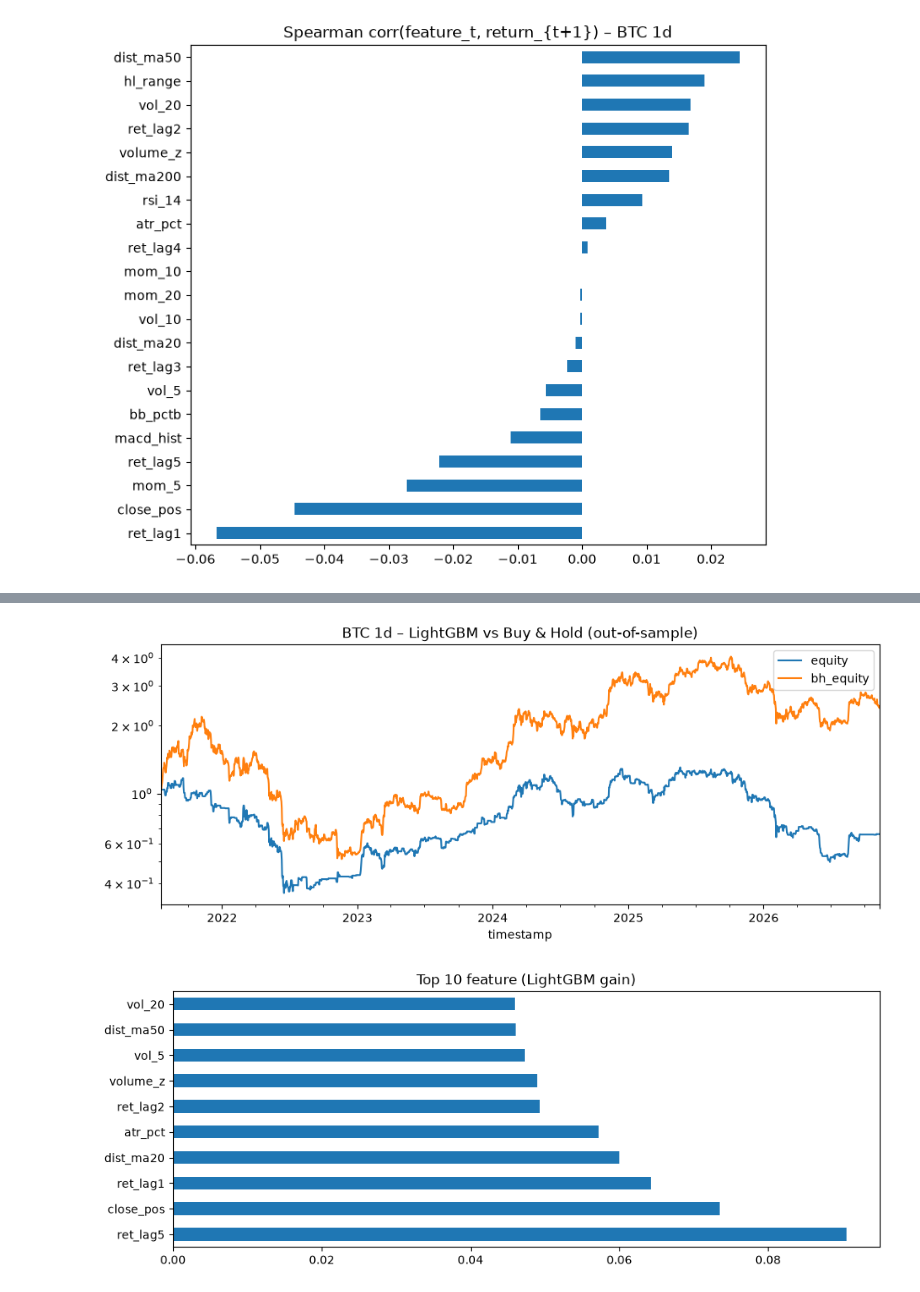
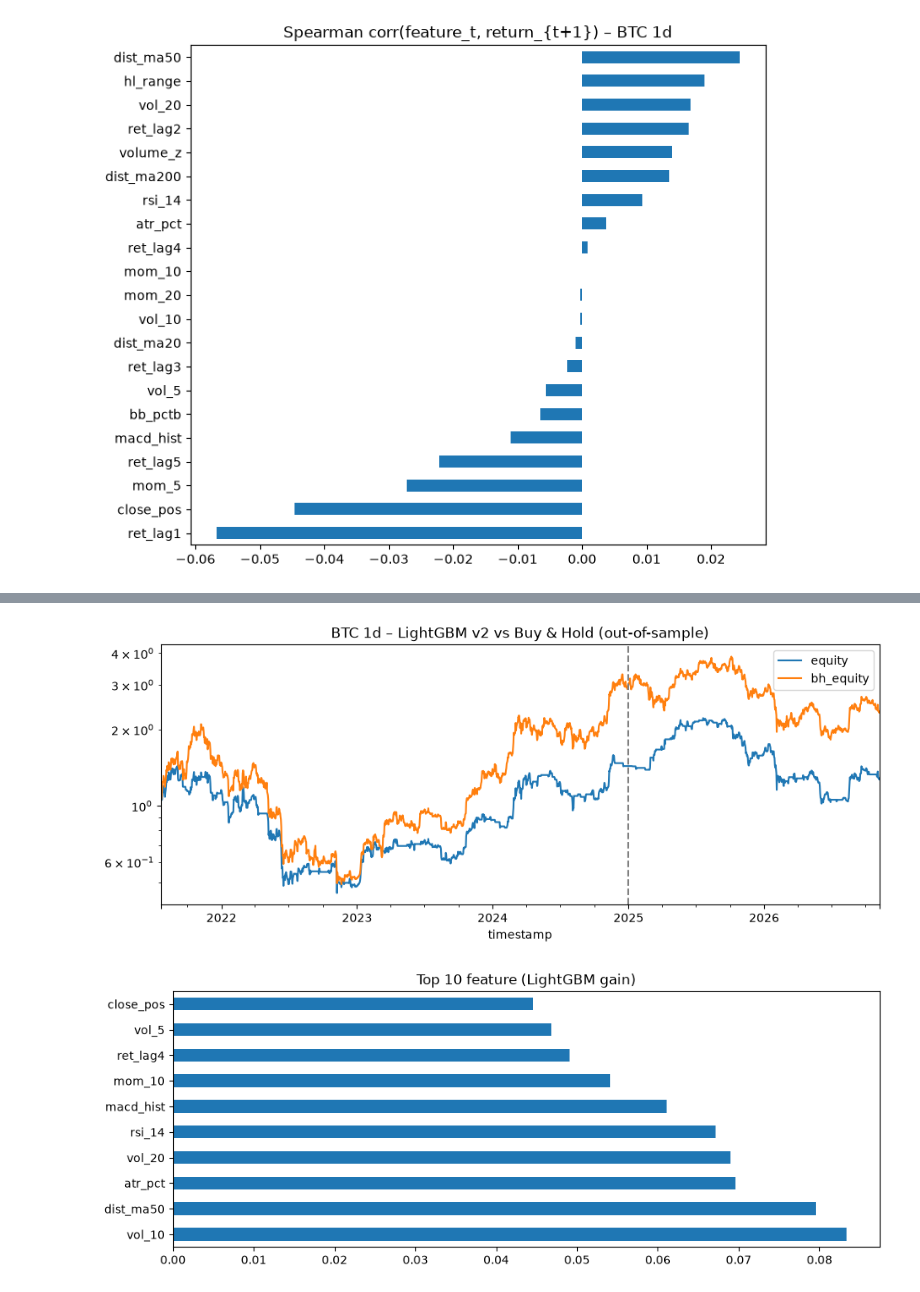
Before and after one commit to the-daonm/crypto-quant, a Jupyter notebook: notebooks/eda.ipynb, the cells around one changed output, grey strips where cells are left out. Cells and saved outputs as stored; diff of their text form; code cells hidden in the pictures.

Commit message:
Update notebook with v1 vs v2 fee and holdout analysis

```diff
--- a/notebooks/eda.ipynb
+++ b/notebooks/eda.ipynb
@@ -102,0 +102,14 @@ t1d.round(3)
+# %%
+from cq.pipeline import period_summary
+hs = cfg['holdout_start']
+res = []
+for tf in cfg['timeframes']:
+    for s in cfg['symbols']:
+        _, exps = run_all(s, tf, cfg, models=['lightgbm'])
+        bts = {m: e.bt for m, e in exps.items()}
+        for per, kw in (('design', dict(end=hs)), ('holdout', dict(start=hs))):
+            ps = period_summary(bts, tf, **kw)
+            for m in ps.index:
+                res.append({'pair': f'{s} {tf}', 'period': per, 'model': m, **ps.loc[m, ['total_return', 'sharpe', 'max_drawdown']].to_dict()})
+res = pd.DataFrame(res)
+res.pivot_table(index=['period', 'pair'], columns='model', values=['sharpe', 'max_drawdown']).round(2)
@@ -103,8 +132,9 @@ t1d.round(3)
 # %%
+t1d, exps = run_all('BTC/USDT', '1d', cfg)
 bt = exps['lightgbm'].bt
-ax = bt[['equity', 'bh_equity']].plot(logy=True, title='BTC 1d – LightGBM vs Buy & Hold (out-of-sample)')
-plt.show()
+ax = bt[['equity', 'bh_equity']].plot(logy=True, title='BTC 1d – LightGBM v2 vs Buy & Hold (out-of-sample)')
+ax.axvline(pd.Timestamp(hs, tz='UTC'), ls='--', c='gray'); plt.show()
 exps['lightgbm'].wf.importance.head(10).plot.barh(title='Top 10 feature (LightGBM gain)'); plt.show()
 # %% [output]
-[figure, old version]
+[figure, new version]
-[figure, old version]
+[figure, new version]
```
Also changed, not shown: parts of 9 cells of this notebook.
